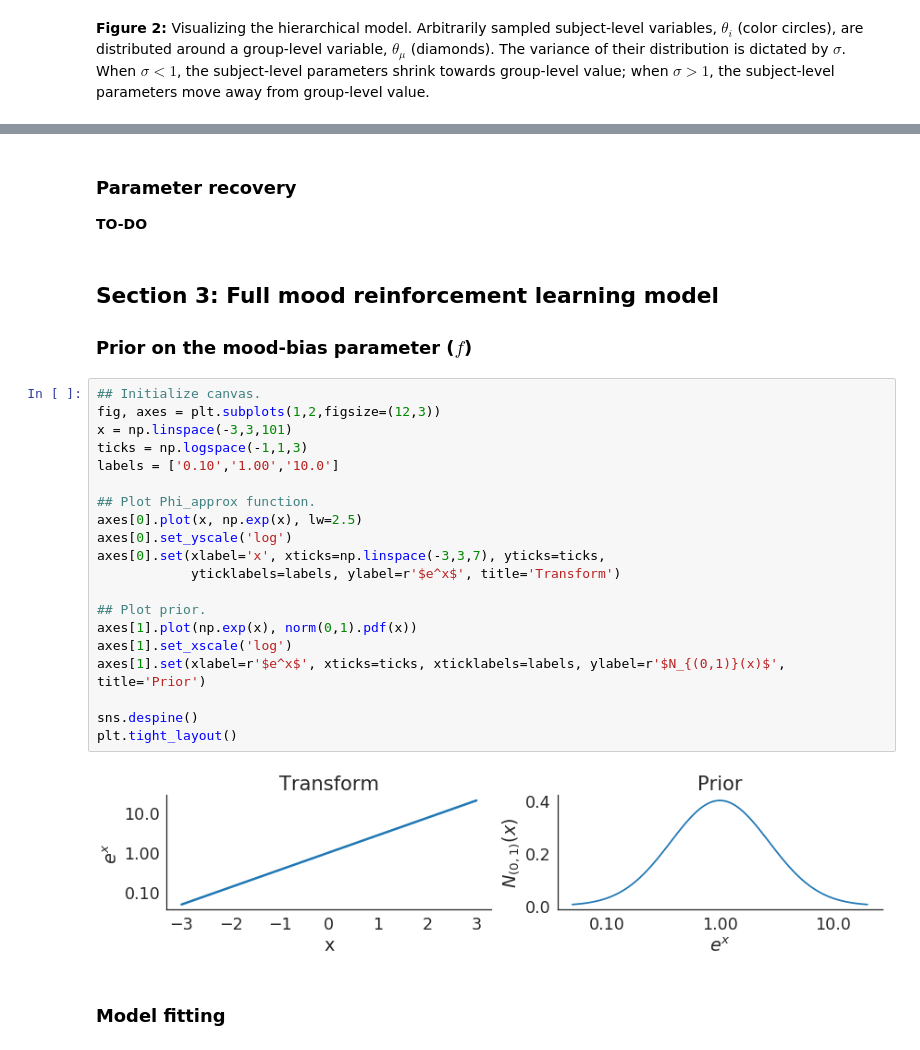
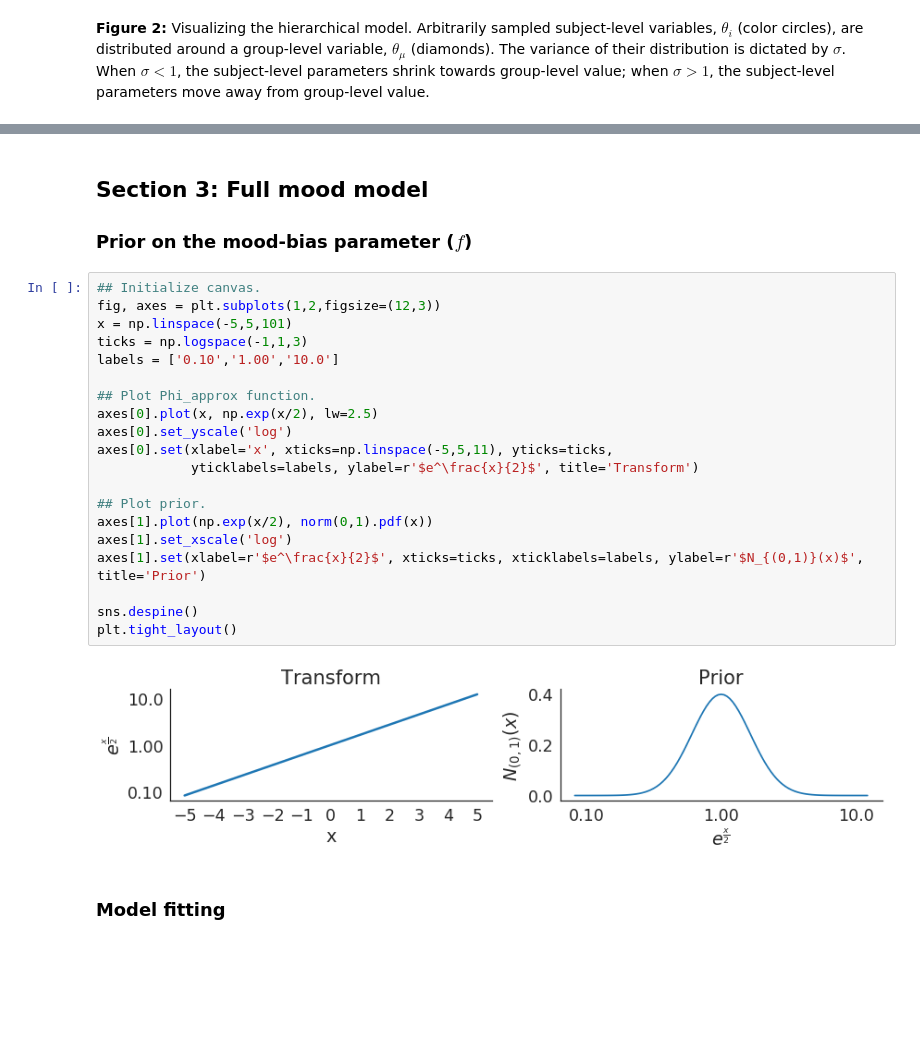
Before and after one commit to szorowi1/pni-rotations, a Jupyter notebook: results_modeling.ipynb, the cells around one changed output, grey strips where cells are left out. Saved outputs shown, nothing was run; the diff lists cells and outputs as text; blank space fills up the shorter version.

Commit message:
full mood model up and running. moving to posterior predictive checks

```diff
--- a/results_modeling.ipynb
+++ b/results_modeling.ipynb
@@ -297,30 +316,27 @@ plt.tight_layout()
-# %% [markdown]
-### Parameter recovery
-**TO-DO**
 # %% [markdown]
-## Section 3: Full mood reinforcement learning model
+## Section 3: Full mood  model
 ### Prior on the mood-bias parameter ($f$)
 # %%
 ## Initialize canvas.
 fig, axes = plt.subplots(1,2,figsize=(12,3))
-x = np.linspace(-3,3,101)
+x = np.linspace(-5,5,101)
 ticks = np.logspace(-1,1,3)
 labels = ['0.10','1.00','10.0']
 
 ## Plot Phi_approx function.
-axes[0].plot(x, np.exp(x), lw=2.5)
+axes[0].plot(x, np.exp(x/2), lw=2.5)
 axes[0].set_yscale('log')
-axes[0].set(xlabel='x', xticks=np.linspace(-3,3,7), yticks=ticks,
-            yticklabels=labels, ylabel=r'$e^x$', title='Transform')
+axes[0].set(xlabel='x', xticks=np.linspace(-5,5,11), yticks=ticks,
+            yticklabels=labels, ylabel=r'$e^\frac{x}{2}$', title='Transform')
 
 ## Plot prior.
-axes[1].plot(np.exp(x), norm(0,1).pdf(x))
+axes[1].plot(np.exp(x/2), norm(0,1).pdf(x))
 axes[1].set_xscale('log')
-axes[1].set(xlabel=r'$e^x$', xticks=ticks, xticklabels=labels, ylabel=r'$N_{(0,1)}(x)$', title='Prior')
+axes[1].set(xlabel=r'$e^\frac{x}{2}$', xticks=ticks, xticklabels=labels, ylabel=r'$N_{(0,1)}(x)$', title='Prior')
 
 sns.despine()
 plt.tight_layout()
 # %% [output]
-[figure, old version]
+[figure, new version]
 # %% [markdown]
 ### Model fitting
```
Also changed, not shown: parts of 9 cells of this notebook, 7 other files.
